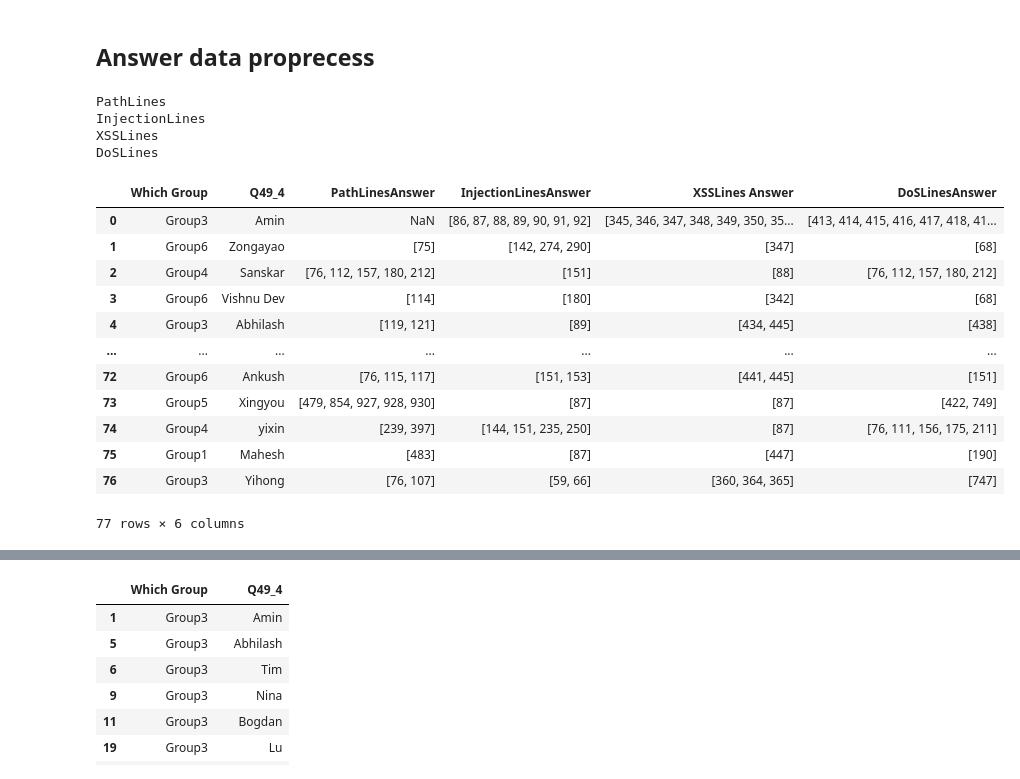
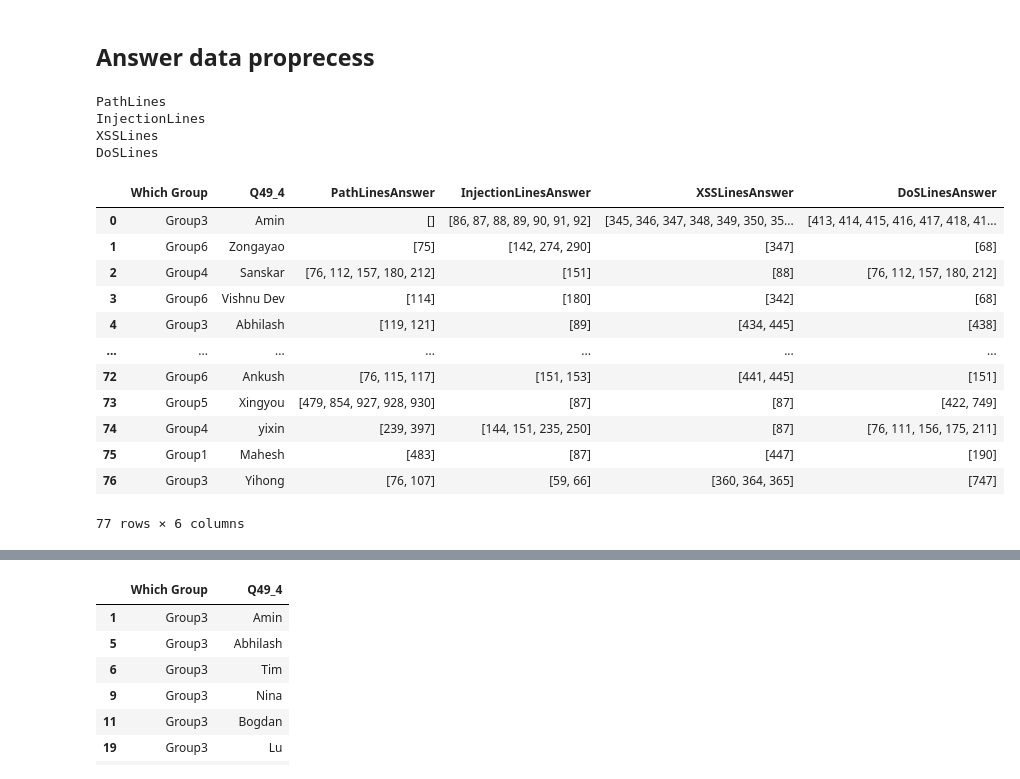
Before and after one commit to HarryZhangHH/SecurityMeasurementExperiment, a Jupyter notebook: assignment2/experiment.ipynb, the cells around one changed output, grey strips where cells are left out. Cells and saved outputs as stored; diff of their text form; code cells hidden in the pictures.

```diff
--- a/assignment2/experiment.ipynb
+++ b/assignment2/experiment.ipynb
@@ -156,42 +158,43 @@ def preprocess(x):
                 new_x.append(int(i))
             except:
                 if len(i) <= 1:
-                    return np.nan
+                    return []
                 elif ',' in i:
                     new_x.extend(list(map(int, str(i).split(','))))
                 elif ':' in i:
                     new_x.extend(extend_digit(str(i).split(':')))
                 elif '-' in i:
                     new_x.extend(extend_digit(str(i).split('-')))
                 else:
-                    return np.nan
+                    return []
         return new_x
 
     if len(x[0]) > 10:
-        return np.nan
+        return []
     else:
         flag, new_x = [], None
         while True:
            new_x = recursive_process(x)
            if flag == new_x or np.isnan(np.nan):
                break
            flag = new_x
         return new_x
 
 df_answer = df_valid_data[['Which Group', 'Q49_4']]
+df_valid_data.rename(columns={'XSSLines ': 'XSSLines'}, inplace=True)
 
-answer_list = ['PathLines', 'InjectionLines', 'XSSLines ', 'DoSLines']
+answer_list = ['PathLines', 'InjectionLines', 'XSSLines', 'DoSLines']
 for ans in answer_list:
     print(ans)
     df_answer = df_answer.merge(df_valid_data[ans].str.split(';').apply(preprocess).rename(ans+'Answer'), left_index=True, right_index=True)
 df_answer
 # %% [output]
 PathLines
 InjectionLines
 XSSLines
 DoSLines
-|  | Which Group | Q49_4 | PathLinesAnswer | InjectionLinesAnswer | XSSLines Answer | DoSLinesAnswer |
-| 0 | Group3 | Amin | NaN | [86, 87, 88, 89, 90, 91, 92] | [345, 346, 347, 348, 349, 350, 35... | [413, 414, 415, 416, 417, 418, 41... |
+|  | Which Group | Q49_4 | PathLinesAnswer | InjectionLinesAnswer | XSSLinesAnswer | DoSLinesAnswer |
+| 0 | Group3 | Amin | [] | [86, 87, 88, 89, 90, 91, 92] | [345, 346, 347, 348, 349, 350, 35... | [413, 414, 415, 416, 417, 418, 41... |
 | 1 | Group6 | Zongayao | [75] | [142, 274, 290] | [347] | [68] |
 | 2 | Group4 | Sanskar | [76, 112, 157, 180, 212] | [151] | [88] | [76, 112, 157, 180, 212] |
 | 3 | Group6 | Vishnu Dev | [114] | [180] | [342] | [68] |
```
Also changed, not shown: parts of 3 cells of this notebook.
